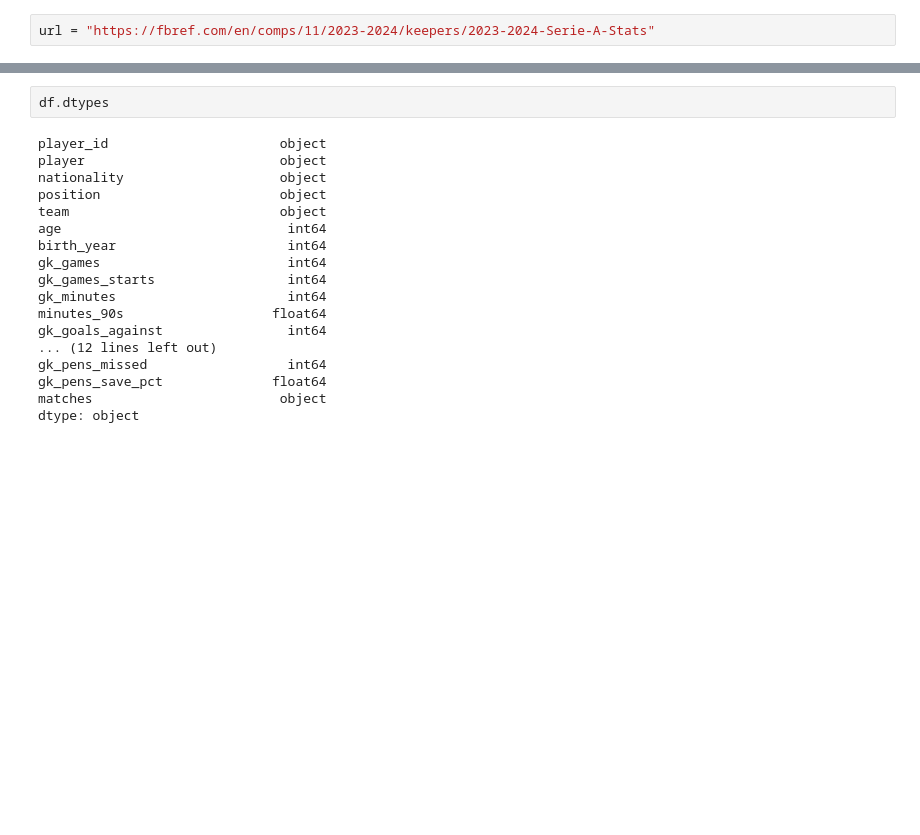
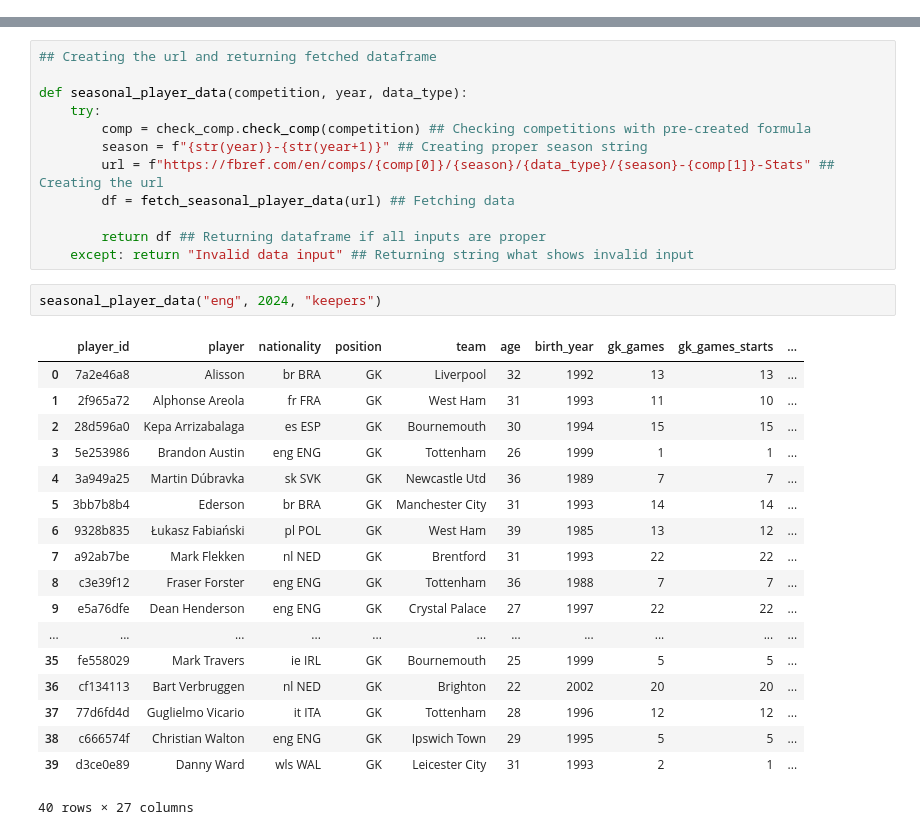
Before and after one commit to ivanbarint/FBREF-Scraper, a Jupyter notebook: testing.ipynb, the cells around one changed output, grey strips where cells are left out. Cells and saved outputs as stored; diff of their text form; blank space fills up the shorter version.

```diff
--- a/testing.ipynb
+++ b/testing.ipynb
@@ -14,3 +66 @@ season = "2023-2024"
-# %%
-url = "https://fbref.com/en/comps/11/2023-2024/keepers/2023-2024-Serie-A-Stats"
 # %%
@@ -52,20 +128,33 @@ df = df.apply(pd.to_numeric, errors = 'ignore')
-# %%
-df.dtypes
-# %% [output]
-player_id                      object
-player                         object
-nationality                    object
-position                       object
-team                           object
-age                             int64
-birth_year                      int64
-gk_games                        int64
-gk_games_starts                 int64
-gk_minutes                      int64
-minutes_90s                   float64
-gk_goals_against                int64
-... (12 lines left out)
-gk_pens_missed                  int64
-gk_pens_save_pct              float64
-matches                        object
-dtype: object
+# %%
+## Creating the url and returning fetched dataframe
+
+def seasonal_player_data(competition, year, data_type):
+    try:
+        comp = check_comp.check_comp(competition) ## Checking competitions with pre-created formula
+        season = f"{str(year)}-{str(year+1)}" ## Creating proper season string
+        url = f"https://fbref.com/en/comps/{comp[0]}/{season}/{data_type}/{season}-{comp[1]}-Stats" ## Creating the url
+        df = fetch_seasonal_player_data(url) ## Fetching data
+
+        return df ## Returning dataframe if all inputs are proper
+    except: return "Invalid data input" ## Returning string what shows invalid input
+# %%
+seasonal_player_data("eng", 2024, "keepers")
+# %% [output]
+|  | player_id | player | nationality | position | team | age | birth_year | gk_games | gk_games_starts | ... |
+| 0 | 7a2e46a8 | Alisson | br BRA | GK | Liverpool | 32 | 1992 | 13 | 13 | ... |
+| 1 | 2f965a72 | Alphonse Areola | fr FRA | GK | West Ham | 31 | 1993 | 11 | 10 | ... |
+| 2 | 28d596a0 | Kepa Arrizabalaga | es ESP | GK | Bournemouth | 30 | 1994 | 15 | 15 | ... |
+| 3 | 5e253986 | Brandon Austin | eng ENG | GK | Tottenham | 26 | 1999 | 1 | 1 | ... |
+| 4 | 3a949a25 | Martin Dúbravka | sk SVK | GK | Newcastle Utd | 36 | 1989 | 7 | 7 | ... |
+| 5 | 3bb7b8b4 | Ederson | br BRA | GK | Manchester City | 31 | 1993 | 14 | 14 | ... |
+| 6 | 9328b835 | Łukasz Fabiański | pl POL | GK | West Ham | 39 | 1985 | 13 | 12 | ... |
+| 7 | a92ab7be | Mark Flekken | nl NED | GK | Brentford | 31 | 1993 | 22 | 22 | ... |
+| 8 | c3e39f12 | Fraser Forster | eng ENG | GK | Tottenham | 36 | 1988 | 7 | 7 | ... |
+| 9 | e5a76dfe | Dean Henderson | eng ENG | GK | Crystal Palace | 27 | 1997 | 22 | 22 | ... |
+| ... | ... | ... | ... | ... | ... | ... | ... | ... | ... | ... |
+| 35 | fe558029 | Mark Travers | ie IRL | GK | Bournemouth | 25 | 1999 | 5 | 5 | ... |
+| 36 | cf134113 | Bart Verbruggen | nl NED | GK | Brighton | 22 | 2002 | 20 | 20 | ... |
+| 37 | 77d6fd4d | Guglielmo Vicario | it ITA | GK | Tottenham | 28 | 1996 | 12 | 12 | ... |
+| 38 | c666574f | Christian Walton | eng ENG | GK | Ipswich Town | 29 | 1995 | 5 | 5 | ... |
+| 39 | d3ce0e89 | Danny Ward | wls WAL | GK | Leicester City | 31 | 1993 | 2 | 1 | ... |
+40 rows × 27 columns
```
Also changed, not shown: parts of 5 cells of this notebook, 4 other files.
